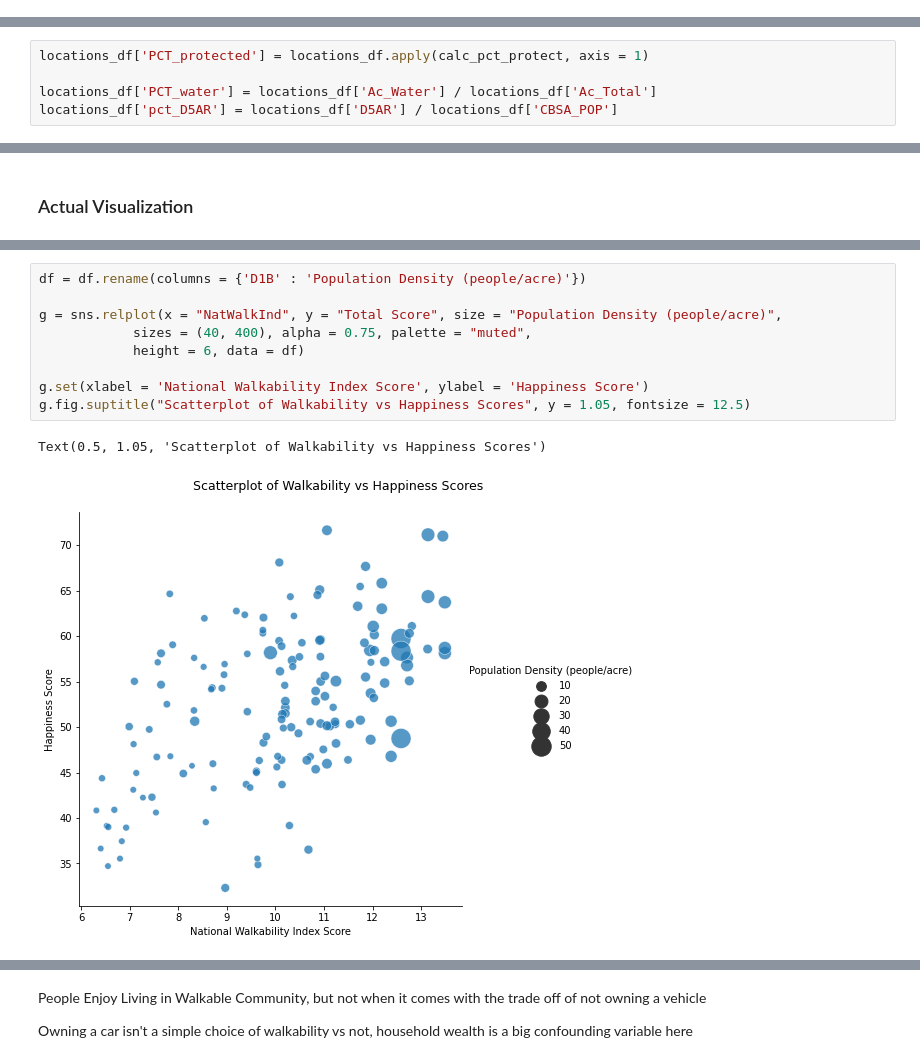
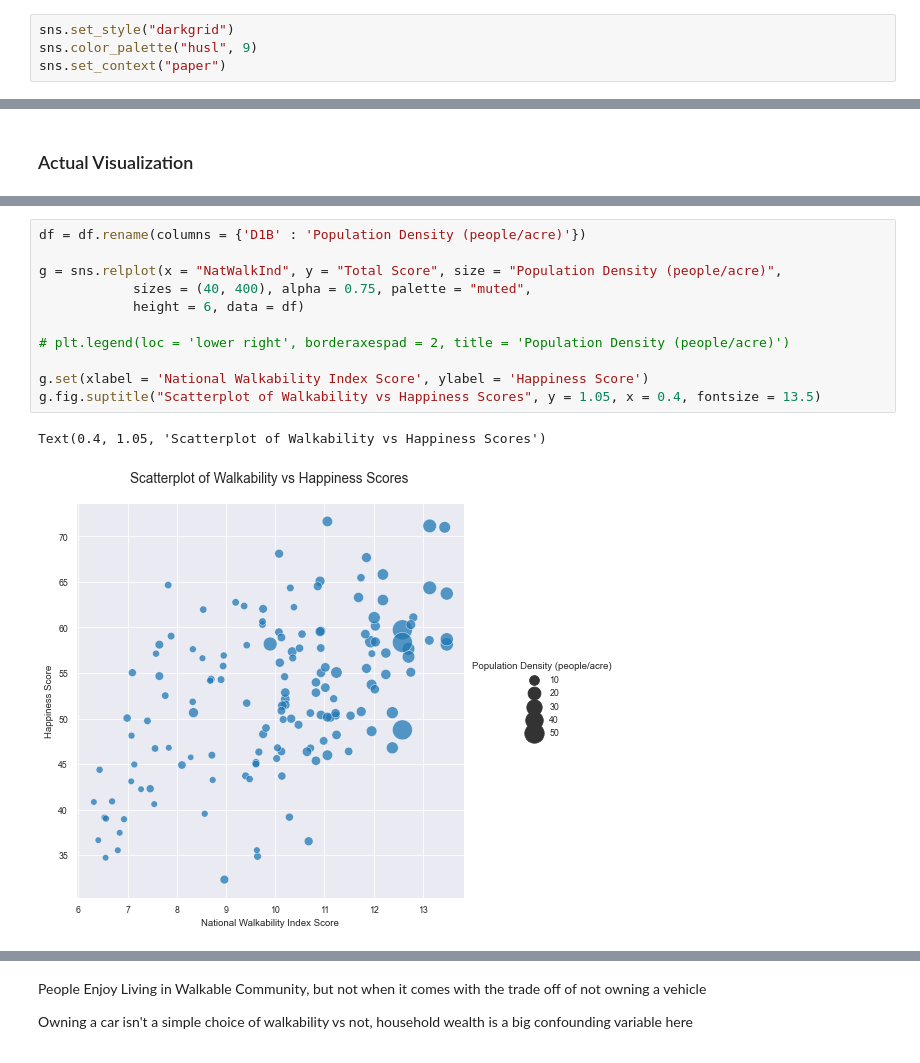
Before and after one commit to haleyej/330_final_project, a Jupyter notebook: process_data.ipynb, the cells around one changed output, grey strips where cells are left out. Saved outputs shown, nothing was run; the diff lists cells and outputs as text.

```diff
--- a/process_data.ipynb
+++ b/process_data.ipynb
@@ -9,5 +9,9 @@ import numpy as np
 import seaborn as sns
 import matplotlib.pyplot as plt
 import os
+# %%
+sns.set_style("darkgrid")
+sns.color_palette("husl", 9)
+sns.set_context("paper")
 # %% [markdown]
 <h2>Manipulate Happiness Data</h2>
@@ -76,5 +39,0 @@ def calc_pct_protect(s):
-# %%
-locations_df['PCT_protected'] = locations_df.apply(calc_pct_protect, axis = 1)
-
-locations_df['PCT_water'] = locations_df['Ac_Water'] / locations_df['Ac_Total']
-locations_df['pct_D5AR'] = locations_df['D5AR'] / locations_df['CBSA_POP']
@@ -294,15 +246,17 @@ Text(0.5, 1.0, 'Scatterplot of Walkability vs Happiness Scores')
 # %%
 df = df.rename(columns = {'D1B' : 'Population Density (people/acre)'})
 
 g = sns.relplot(x = "NatWalkInd", y = "Total Score", size = "Population Density (people/acre)",
             sizes = (40, 400), alpha = 0.75, palette = "muted",
             height = 6, data = df)
 
+# plt.legend(loc = 'lower right', borderaxespad = 2, title = 'Population Density (people/acre)')
+
 g.set(xlabel = 'National Walkability Index Score', ylabel = 'Happiness Score')
-g.fig.suptitle("Scatterplot of Walkability vs Happiness Scores", y = 1.05, fontsize = 12.5)
+g.fig.suptitle("Scatterplot of Walkability vs Happiness Scores", y = 1.05, x = 0.4, fontsize = 13.5)
 # %% [output]
-Text(0.5, 1.05, 'Scatterplot of Walkability vs Happiness Scores')
+Text(0.4, 1.05, 'Scatterplot of Walkability vs Happiness Scores')
-[figure, old version]
+[figure, new version]
 # %%
 g = sns.FacetGrid(df, col="region", col_wrap = 3)
 g.map(sns.regplot, "NatWalkInd", "Total Score")
```
Also changed, not shown: parts of 14 cells of this notebook.
